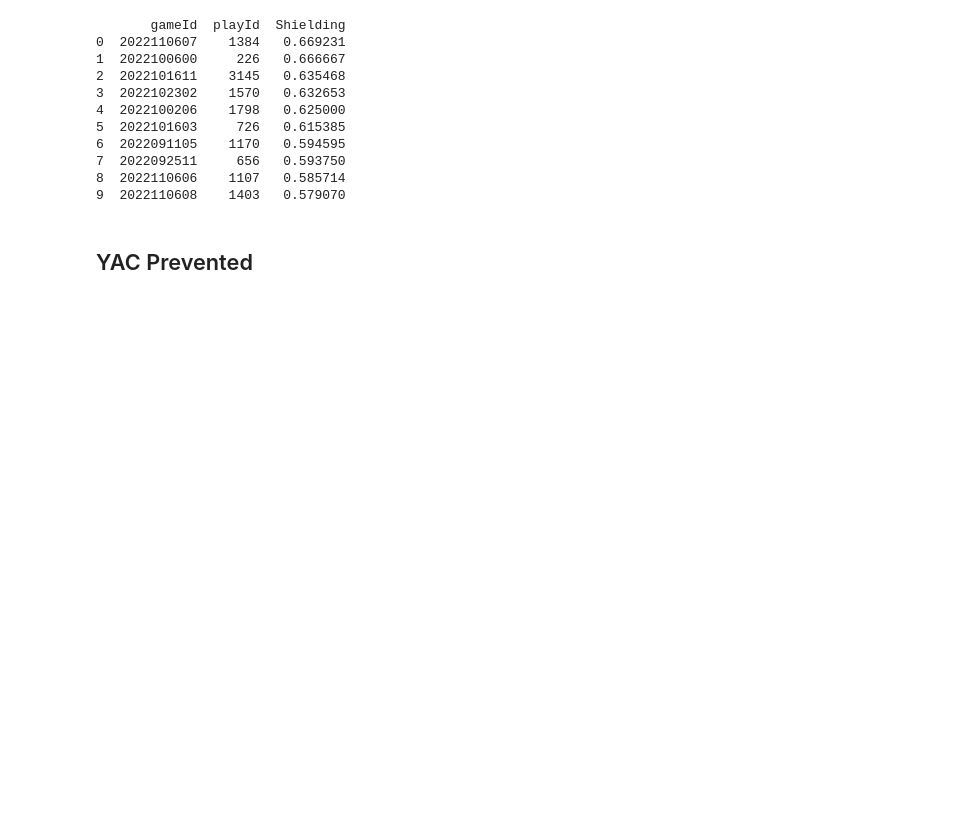
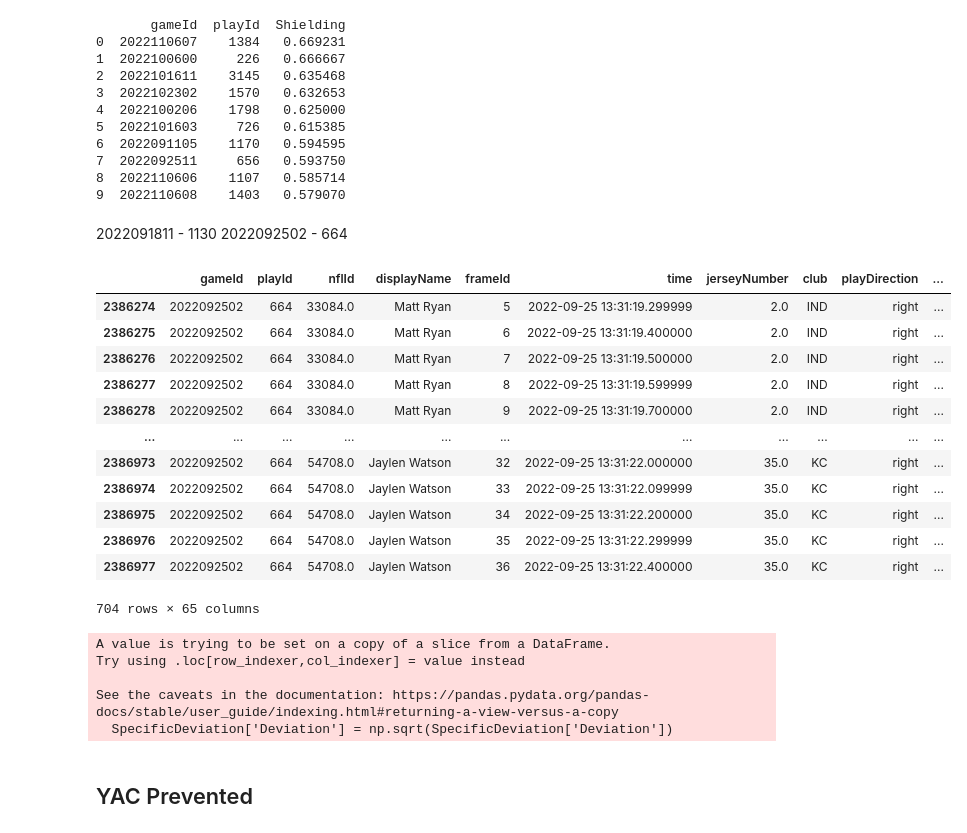
Before and after one commit to SethTheDataScientist/2024-Big-Data-Bowl, a Jupyter notebook: Code/Modeling.ipynb, the cells around one changed output. Cells and saved outputs as stored; diff of their text form; code cells hidden in the pictures; blank space fills up the shorter version.

```diff
--- a/Code/Modeling.ipynb
+++ b/Code/Modeling.ipynb
@@ -861,0 +892,38 @@ print(Breakplay)
+# %% [markdown]
+2022091811 - 1130
+2022092502 - 664
+# %%
+gameId = 2022092502
+playId = 664
+# %%
+SpecificPlay = ModelingDF[(ModelingDF['gameId'] == gameId) &
+                          (ModelingDF['playId'] == playId)]
+# %%
+SpecificPlay
+# %% [output]
+|  | gameId | playId | nflId | displayName | frameId | time | jerseyNumber | club | playDirection | ... |
+| 2386274 | 2022092502 | 664 | 33084.0 | Matt Ryan | 5 | 2022-09-25 13:31:19.299999 | 2.0 | IND | right | ... |
+| 2386275 | 2022092502 | 664 | 33084.0 | Matt Ryan | 6 | 2022-09-25 13:31:19.400000 | 2.0 | IND | right | ... |
+| 2386276 | 2022092502 | 664 | 33084.0 | Matt Ryan | 7 | 2022-09-25 13:31:19.500000 | 2.0 | IND | right | ... |
+| 2386277 | 2022092502 | 664 | 33084.0 | Matt Ryan | 8 | 2022-09-25 13:31:19.599999 | 2.0 | IND | right | ... |
+| 2386278 | 2022092502 | 664 | 33084.0 | Matt Ryan | 9 | 2022-09-25 13:31:19.700000 | 2.0 | IND | right | ... |
+| ... | ... | ... | ... | ... | ... | ... | ... | ... | ... | ... |
+| 2386973 | 2022092502 | 664 | 54708.0 | Jaylen Watson | 32 | 2022-09-25 13:31:22.000000 | 35.0 | KC | right | ... |
+| 2386974 | 2022092502 | 664 | 54708.0 | Jaylen Watson | 33 | 2022-09-25 13:31:22.099999 | 35.0 | KC | right | ... |
+| 2386975 | 2022092502 | 664 | 54708.0 | Jaylen Watson | 34 | 2022-09-25 13:31:22.200000 | 35.0 | KC | right | ... |
+| 2386976 | 2022092502 | 664 | 54708.0 | Jaylen Watson | 35 | 2022-09-25 13:31:22.299999 | 35.0 | KC | right | ... |
+| 2386977 | 2022092502 | 664 | 54708.0 | Jaylen Watson | 36 | 2022-09-25 13:31:22.400000 | 35.0 | KC | right | ... |
+704 rows × 65 columns
+# %%
+SpecificDeviation = DeviationWork[(DeviationWork['gameId'] == 2022092502 )&
+                                   (DeviationWork['playId'] == 664)]
+
+SpecificDeviation['Deviation'] = np.sqrt(SpecificDeviation['Deviation'])
+
+SpecificDeviation = SpecificDeviation[['frameId', "nflId", 'Deviation']]
+# %% [output]
+A value is trying to be set on a copy of a slice from a DataFrame.
+Try using .loc[row_indexer,col_indexer] = value instead
+
+See the caveats in the documentation: https://pandas.pydata.org/pandas-docs/stable/user_guide/indexing.html#returning-a-view-versus-a-copy
+  SpecificDeviation['Deviation'] = np.sqrt(SpecificDeviation['Deviation'])
```
Also changed, not shown: parts of 14 cells of this notebook, 4 other files.
